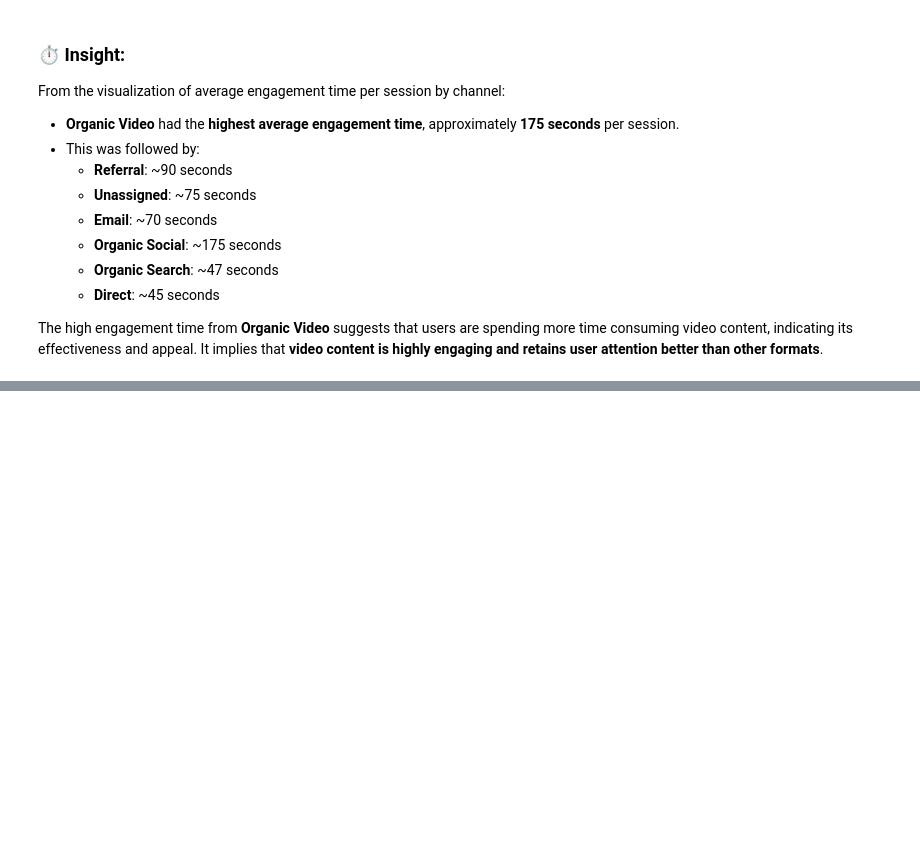
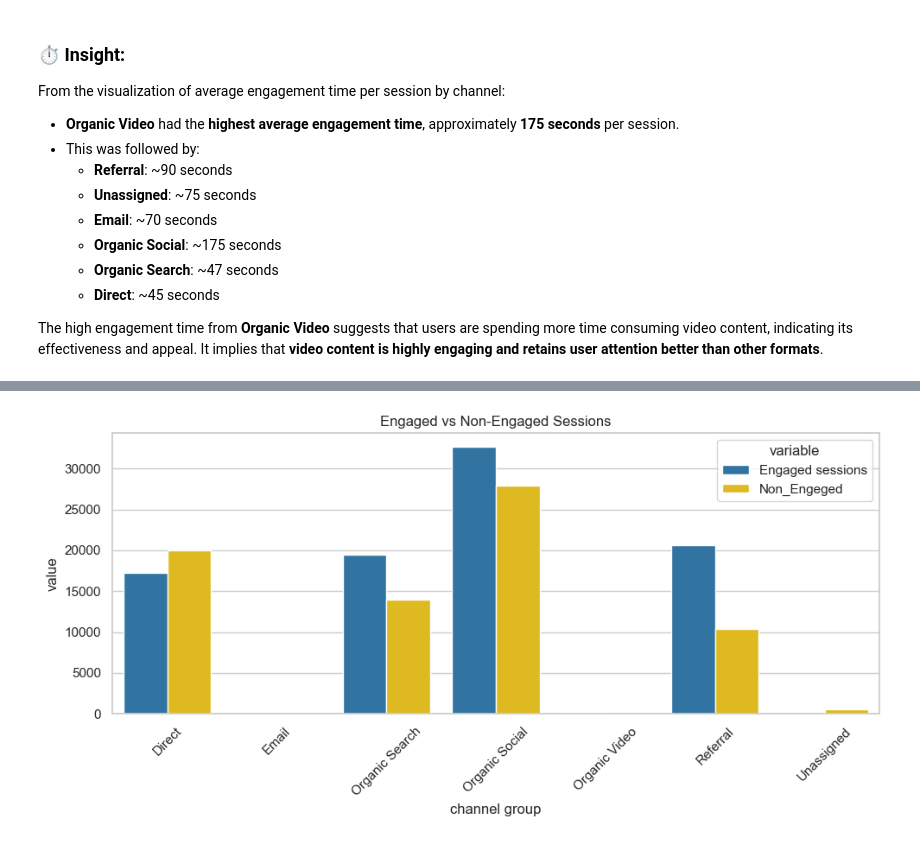
Before and after one commit to Priti115/WebsiteTrafficandEngagementAnalysis, a Jupyter notebook: website analysis.ipynb, the cells around one changed output, grey strips where cells are left out. Cells and saved outputs as stored; diff of their text form; code cells hidden in the pictures; blank space fills up the shorter version.

```diff
--- a/website analysis.ipynb
+++ b/website analysis.ipynb
@@ -246,0 +325,3 @@ The high engagement time from **Organic Video** suggests that users are spending
+# %%
+session_df = df.groupby("channel group")[['Sessions' , 'Engaged sessions']].sum().reset_index()
+session_df
@@ -246,0 +337,4 @@ The high engagement time from **Organic Video** suggests that users are spending
+# %%
+session_df['Non_Engeged'] = session_df['Sessions'] - session_df['Engaged sessions']
+session_df_melt = session_df.melt(id_vars = 'channel group',value_vars = ["Engaged sessions","Non_Engeged"])
+session_df_melt
@@ -246,0 +357,20 @@ The high engagement time from **Organic Video** suggests that users are spending
+# %%
+custom_palette = {
+    'Engaged sessions': '#1f77b4',    # Blue
+    'Non_Engeged': '#ffcc00'          # Yellow
+}
+
+plt.figure(figsize=(10, 5))
+sns.barplot(
+    data=session_df_melt,
+    x='channel group',
+    y='value',
+    hue='variable',
+    palette=custom_palette
+)
+plt.title("Engaged vs Non-Engaged Sessions")
+plt.xticks(rotation=45)
+plt.tight_layout()
+plt.show()
+# %% [output]
+[figure, added]
```
Also changed, not shown: parts of 13 cells of this notebook.
